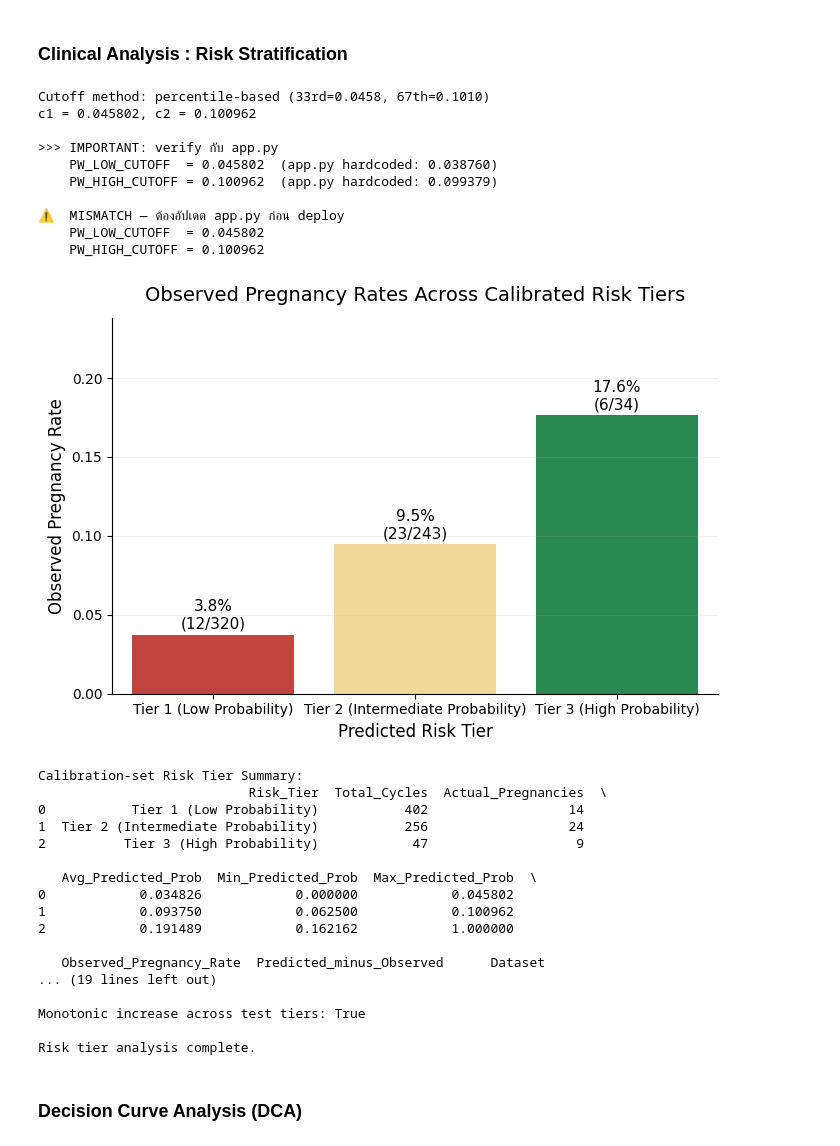
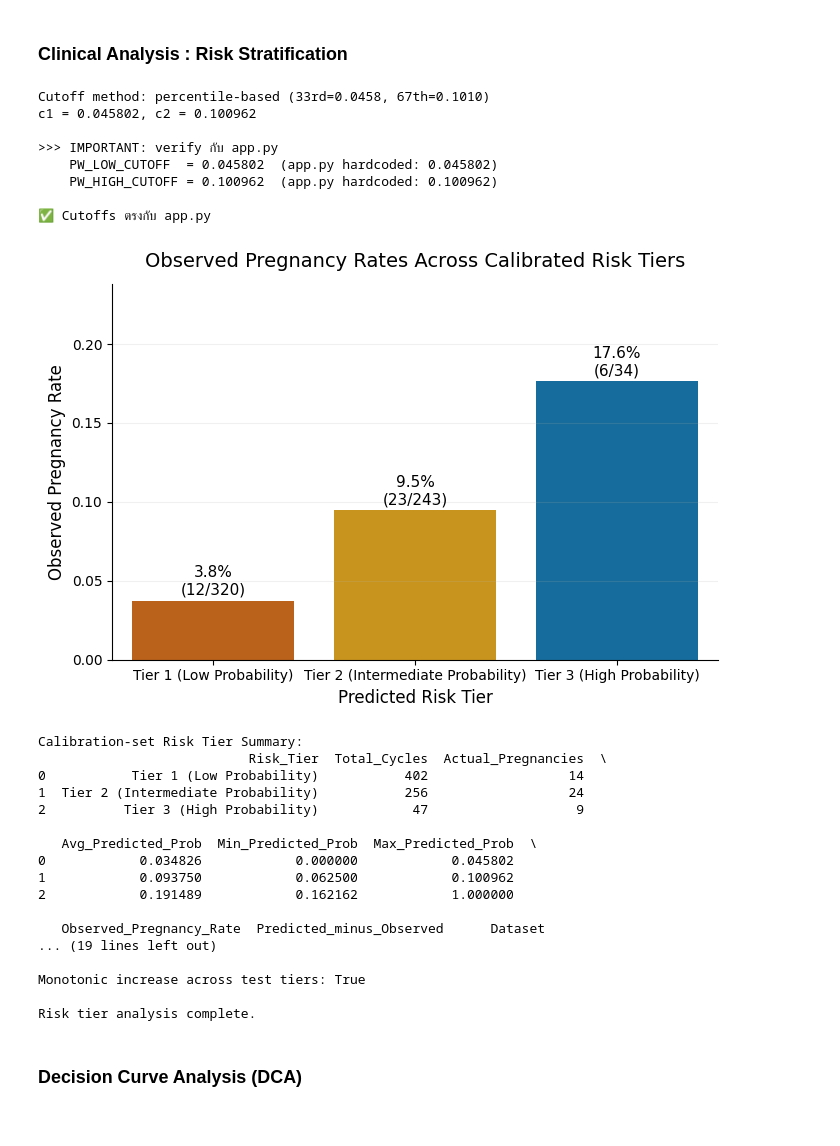
Before and after one commit to napasornangel-cloud/iui-outcome-prediction, a Jupyter notebook: src/model_training.ipynb, the cells around one changed output. Saved outputs shown, nothing was run; the diff lists cells and outputs as text; code cells hidden in the pictures.

Commit message:
fix: update all files - colorblind palette, dynamic cutoffs, tier icons, NaN-safe binary flags

```diff
--- a/src/model_training.ipynb
+++ b/src/model_training.ipynb
@@ -1128,15 +1092,3 @@ Selected features: ['Uterine_Factors', 'Total_Female_Pathology', 'Ovulatory_Fact
-# %%
-imputer_final = SimpleImputer(strategy='median')
-X_train_final = pd.DataFrame(
-    imputer_final.fit_transform(X_train_full[selected_features_xgb]),
-    columns=selected_features_xgb,
-    index=X_train.index  # ← เพิ่มตรงนี้
-)
-X_test_final = pd.DataFrame(
-    imputer_final.transform(X_test[selected_features_xgb]),
-    columns=selected_features_xgb,
-    index=X_test.index  # ← เพิ่มตรงนี้
-)
 # %%
 from sklearn.calibration import calibration_curve
 from sklearn.metrics import brier_score_loss, roc_curve
@@ -2277,11 +2229,11 @@ print(f"Cutoff method: {cutoff_method}")
 print(f"c1 = {c1:.6f}, c2 = {c2:.6f}")
 print()
 print(">>> IMPORTANT: verify กับ app.py")
-print(f"    PW_LOW_CUTOFF  = {c1:.6f}  (app.py hardcoded: 0.038760)")
-print(f"    PW_HIGH_CUTOFF = {c2:.6f}  (app.py hardcoded: 0.099379)")
+print(f"    PW_LOW_CUTOFF  = {c1:.6f}  (app.py hardcoded: 0.045802)")
+print(f"    PW_HIGH_CUTOFF = {c2:.6f}  (app.py hardcoded: 0.100962)")
 
-mismatch_low  = abs(c1 - 0.038760) > 1e-4
-mismatch_high = abs(c2 - 0.099379) > 1e-4
+mismatch_low  = abs(c1 - 0.045802) > 1e-4
+mismatch_high = abs(c2 - 0.100962) > 1e-4
 if mismatch_low or mismatch_high:
     print("\n⚠️  MISMATCH — ต้องอัปเดต app.py ก่อน deploy")
     print(f"    PW_LOW_CUTOFF  = {c1:.6f}")
@@ -2395,7 +2347,7 @@ risk_df.to_excel(
 # --------------------------------
 # 8) Plot
 # --------------------------------
-tier_colors = ['#d73027', '#fee08b', '#1a9850']
+tier_colors = ['#d55e00', '#e69f00', '#0072b2']
 
 fig, ax = plt.subplots(figsize=(7, 5), facecolor='white')
 ax.set_facecolor('white')
@@ -2429,39 +2381,37 @@ for spine in ['top', 'right']:
 ax.grid(axis='y', alpha=0.18)
 plt.tight_layout(rect=[0, 0, 1, 0.97])
 
 plt.savefig(
     clinical_dir / 'Risk_Tier_Analysis_FinalModel_Calibrated.png',
     dpi=300, bbox_inches='tight', facecolor='white'
 )
 plt.show()
 plt.close()
 
 # --------------------------------
 # 9) Print summaries
 # --------------------------------
 print("\nCalibration-set Risk Tier Summary:")
 print(cal_tier_summary)
 
 print("\nTest-set Risk Tier Summary:")
 print(tier_summary)
 
 test_rates   = tier_summary['Observed_Pregnancy_Rate'].values
 is_monotonic = np.all(np.diff(test_rates) > 0)
 print(f"\nMonotonic increase across test tiers: {is_monotonic}")
 
 print("\nRisk tier analysis complete.")
 # %% [output]
 Cutoff method: percentile-based (33rd=0.0458, 67th=0.1010)
 c1 = 0.045802, c2 = 0.100962
 
 >>> IMPORTANT: verify กับ app.py
-    PW_LOW_CUTOFF  = 0.045802  (app.py hardcoded: 0.038760)
-    PW_HIGH_CUTOFF = 0.100962  (app.py hardcoded: 0.099379)
+    PW_LOW_CUTOFF  = 0.045802  (app.py hardcoded: 0.045802)
+    PW_HIGH_CUTOFF = 0.100962  (app.py hardcoded: 0.100962)
 
-⚠️  MISMATCH — ต้องอัปเดต app.py ก่อน deploy
-    PW_LOW_CUTOFF  = 0.045802
-    PW_HIGH_CUTOFF = 0.100962
+✅ Cutoffs ตรงกับ app.py
-[figure, old version]
+[figure, new version]
 Calibration-set Risk Tier Summary:
                            Risk_Tier  Total_Cycles  Actual_Pregnancies  \
 0           Tier 1 (Low Probability)           402                  14
```
Also changed, not shown: parts of 2 cells of this notebook, 11 other files.
